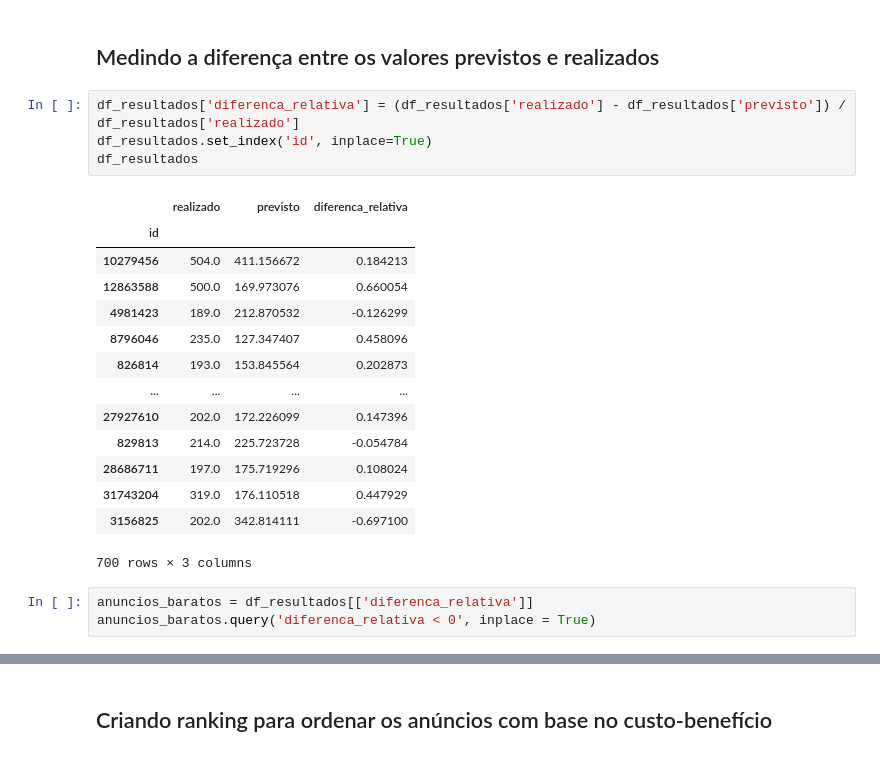
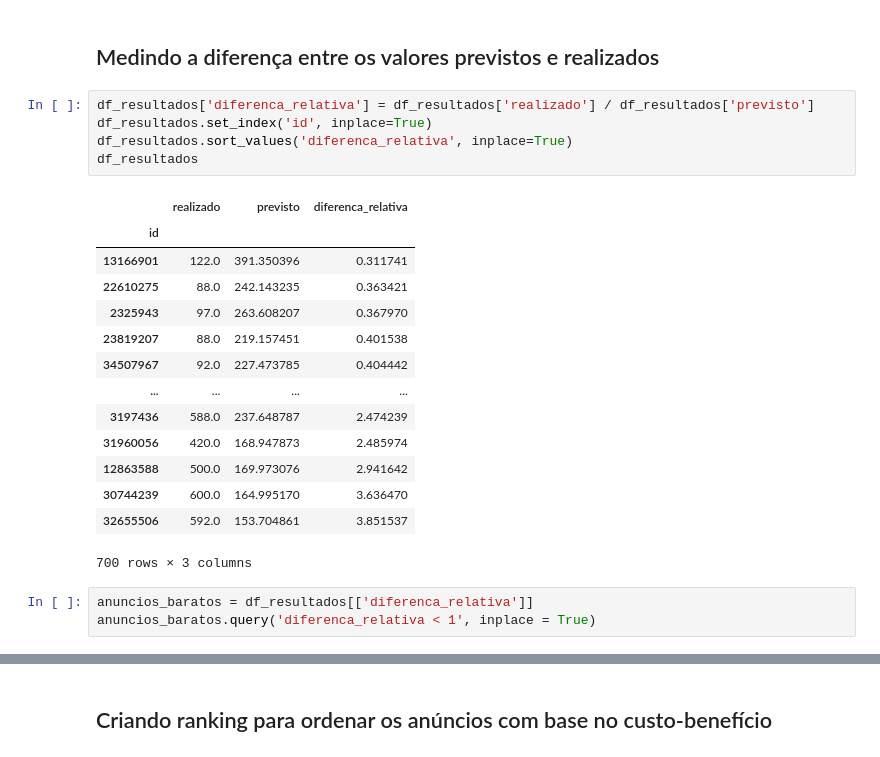
Before and after one commit to frlsouza/pmv_tcc_airbnb, a Jupyter notebook: tcc-puc-airbnb-5-resultados.ipynb, the cells around one changed output, grey strips where cells are left out. Drawn from its saved outputs; the diff is of its cells as text.

```diff
--- a/tcc-puc-airbnb-5-resultados.ipynb
+++ b/tcc-puc-airbnb-5-resultados.ipynb
@@ -136,27 +136,28 @@ df_resultados[['realizado', 'previsto']][0:70].plot(kind='line', figsize=(16,8))
 # %% [markdown]
 ## Medindo a diferença entre os valores previstos e realizados
 # %%
-df_resultados['diferenca_relativa'] = (df_resultados['realizado'] - df_resultados['previsto']) / df_resultados['realizado']
+df_resultados['diferenca_relativa'] = df_resultados['realizado'] / df_resultados['previsto']
 df_resultados.set_index('id', inplace=True)
+df_resultados.sort_values('diferenca_relativa', inplace=True)
 df_resultados
 # %% [output]
 |  | realizado | previsto | diferenca_relativa |
 | id |  |  |  |
-| 10279456 | 504.0 | 411.156672 | 0.184213 |
-| 12863588 | 500.0 | 169.973076 | 0.660054 |
-| 4981423 | 189.0 | 212.870532 | -0.126299 |
-| 8796046 | 235.0 | 127.347407 | 0.458096 |
-| 826814 | 193.0 | 153.845564 | 0.202873 |
+| 13166901 | 122.0 | 391.350396 | 0.311741 |
+| 22610275 | 88.0 | 242.143235 | 0.363421 |
+| 2325943 | 97.0 | 263.608207 | 0.367970 |
+| 23819207 | 88.0 | 219.157451 | 0.401538 |
+| 34507967 | 92.0 | 227.473785 | 0.404442 |
 | ... | ... | ... | ... |
-| 27927610 | 202.0 | 172.226099 | 0.147396 |
-| 829813 | 214.0 | 225.723728 | -0.054784 |
-| 28686711 | 197.0 | 175.719296 | 0.108024 |
-| 31743204 | 319.0 | 176.110518 | 0.447929 |
-| 3156825 | 202.0 | 342.814111 | -0.697100 |
+| 3197436 | 588.0 | 237.648787 | 2.474239 |
+| 31960056 | 420.0 | 168.947873 | 2.485974 |
+| 12863588 | 500.0 | 169.973076 | 2.941642 |
+| 30744239 | 600.0 | 164.995170 | 3.636470 |
+| 32655506 | 592.0 | 153.704861 | 3.851537 |
 700 rows × 3 columns
 # %%
 anuncios_baratos = df_resultados[['diferenca_relativa']]
-anuncios_baratos.query('diferenca_relativa < 0', inplace = True)
+anuncios_baratos.query('diferenca_relativa < 1', inplace = True)
 # %%
 anuncios_baratos
 # %% [output]
```
Also changed, not shown: parts of 10 cells of this notebook, 6 other files.
